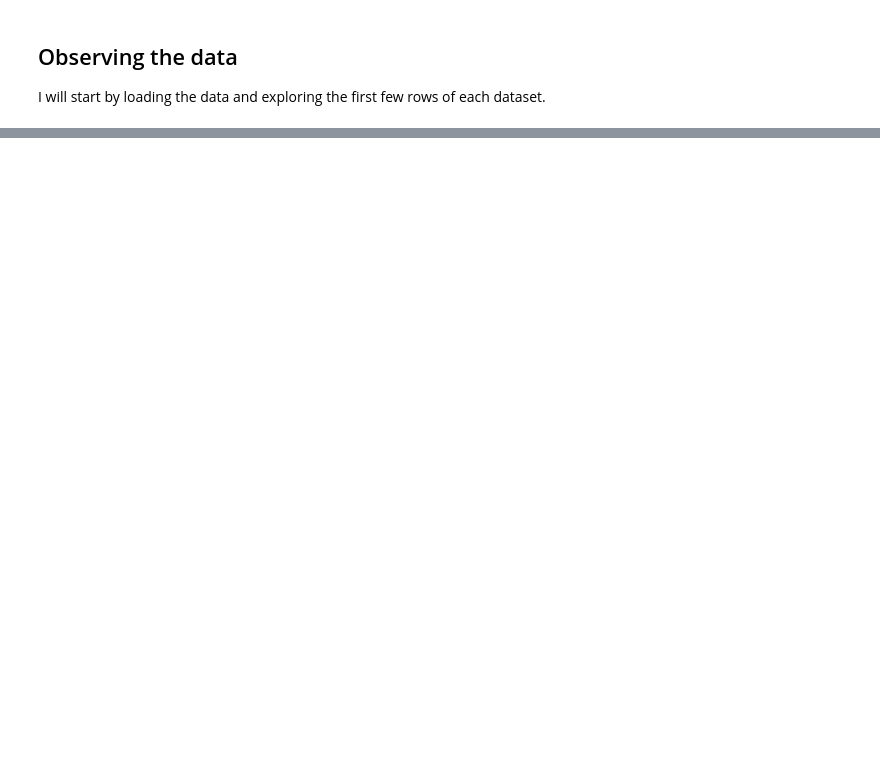
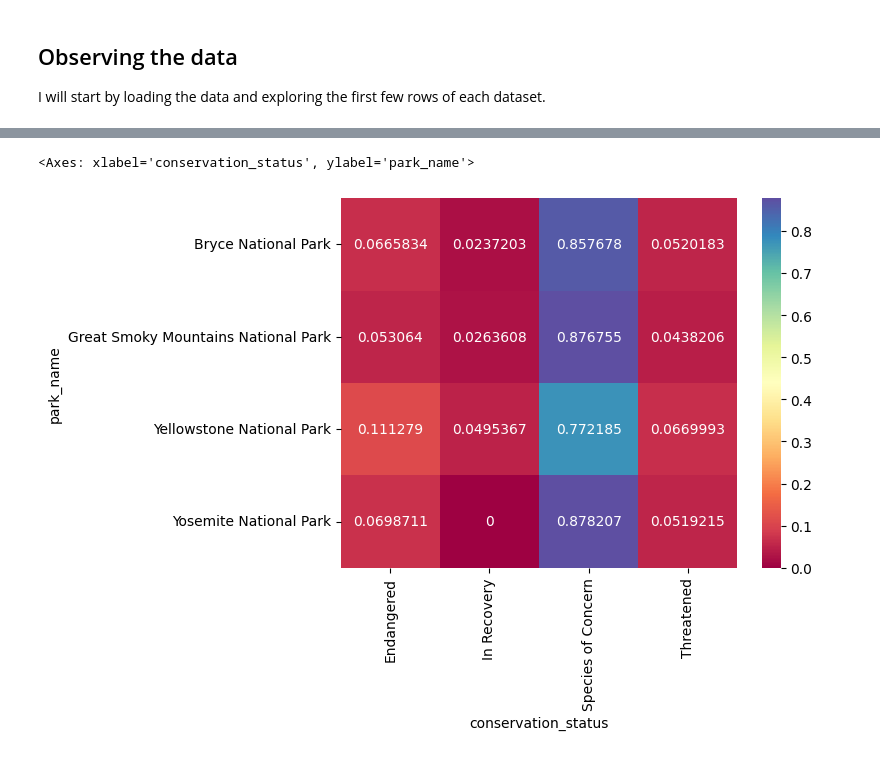
Before and after one commit to zxtheo/Codecademy-biodiversity-project, a Jupyter notebook: biodiversity.ipynb, the cells around one changed output, grey strips where cells are left out. Drawn from its saved outputs; the diff is of its cells as text; code cells hidden in the pictures; blank space fills up the shorter version.

```diff
--- a/biodiversity.ipynb
+++ b/biodiversity.ipynb
@@ -55,0 +312,12 @@ Observing these datasets we can assume that the structure of the data is as foll
+# %%
+#cross tab park - conservation status minus no intervention
+# FIXME: i dont think its normalising for each park
+ct_park_species_minus_no_intervention = pd.crosstab(observations_df['park_name'],
+                                                    species_df[species_df['conservation_status']!='No Intervention']['conservation_status'],
+                                                    values=observations_df['observations'],
+                                                    aggfunc='sum',
+                                                    normalize='index')
+sns.heatmap(ct_park_species_minus_no_intervention, cmap='Spectral', annot=True, fmt='g')
+# %% [output]
+<Axes: xlabel='conservation_status', ylabel='park_name'>
+[figure, added]
```
Also changed, not shown: parts of 31 cells of this notebook.
